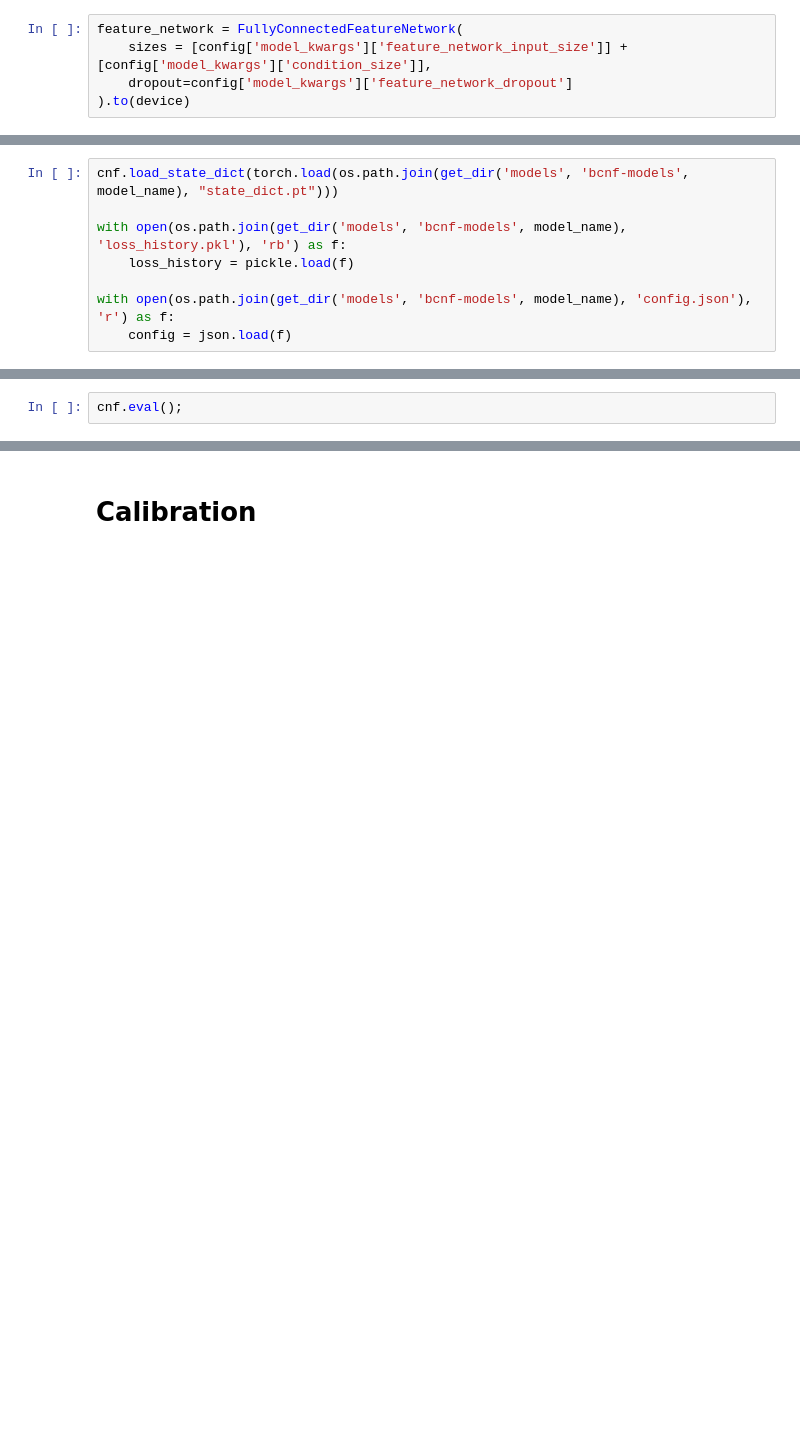
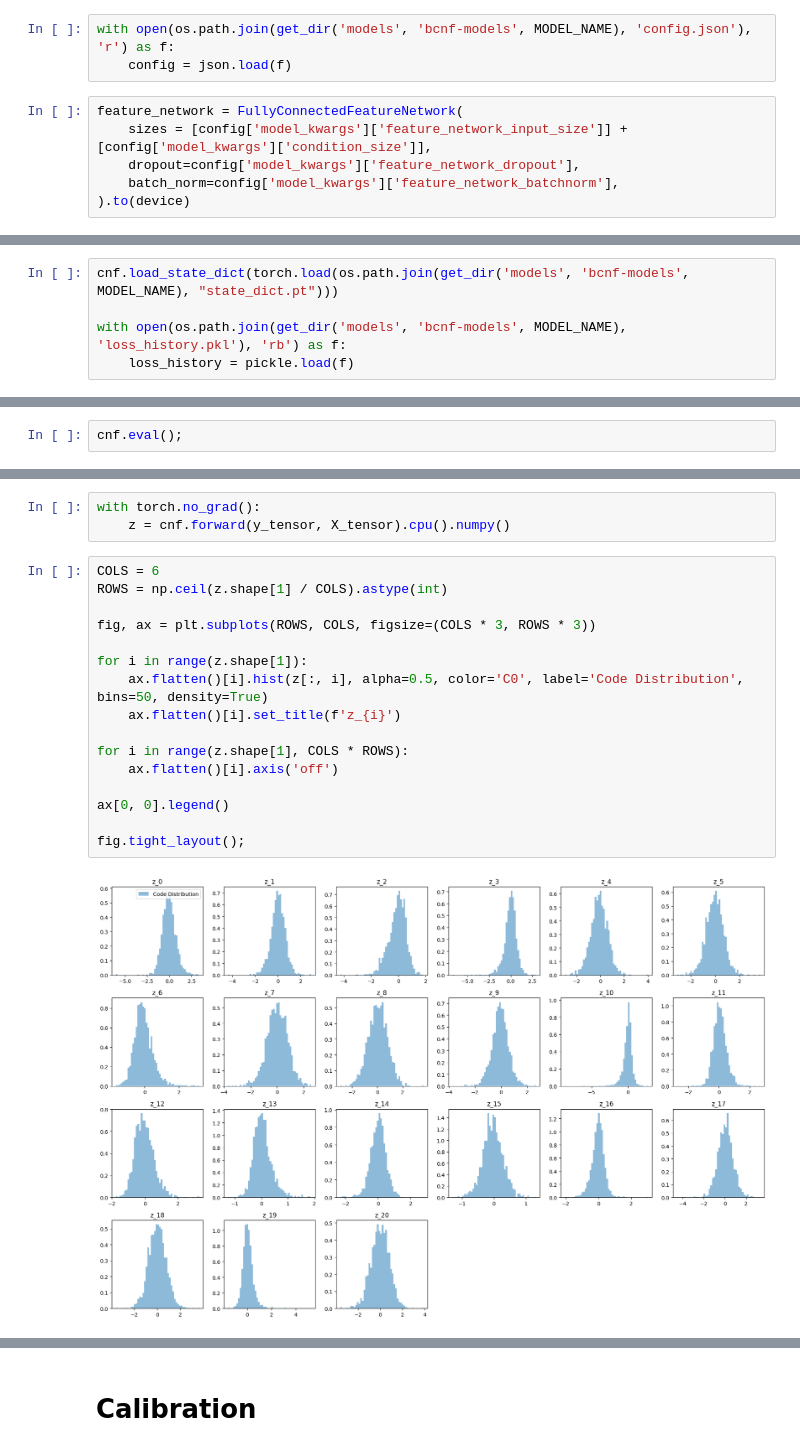
Before and after one commit to psaegert/bcnf, a Jupyter notebook: notebooks/calibration.ipynb, the cells around one changed output, grey strips where cells are left out. Saved outputs shown, nothing was run; the diff lists cells and outputs as text; blank space fills up the shorter version.

```diff
--- a/notebooks/calibration.ipynb
+++ b/notebooks/calibration.ipynb
@@ -132,7 +89,11 @@ config = {
+# %%
+with open(os.path.join(get_dir('models', 'bcnf-models', MODEL_NAME), 'config.json'), 'r') as f:
+    config = json.load(f)
 # %%
 feature_network = FullyConnectedFeatureNetwork(
     sizes = [config['model_kwargs']['feature_network_input_size']] + [config['model_kwargs']['condition_size']],
-    dropout=config['model_kwargs']['feature_network_dropout']
+    dropout=config['model_kwargs']['feature_network_dropout'],
+    batch_norm=config['model_kwargs']['feature_network_batchnorm'],
 ).to(device)
 # %%
 cnf = CondRealNVP(
@@ -166,10 +114,7 @@ model_name = 'bcnf_traj'
 # %%
 loss_history = {}
 # %%
-cnf.load_state_dict(torch.load(os.path.join(get_dir('models', 'bcnf-models', model_name), "state_dict.pt")))
+cnf.load_state_dict(torch.load(os.path.join(get_dir('models', 'bcnf-models', MODEL_NAME), "state_dict.pt")))
 
-with open(os.path.join(get_dir('models', 'bcnf-models', model_name), 'loss_history.pkl'), 'rb') as f:
+with open(os.path.join(get_dir('models', 'bcnf-models', MODEL_NAME), 'loss_history.pkl'), 'rb') as f:
     loss_history = pickle.load(f)
-
-with open(os.path.join(get_dir('models', 'bcnf-models', model_name), 'config.json'), 'r') as f:
-    config = json.load(f)
@@ -204 +125,22 @@ cnf.eval();
+# %%
+with torch.no_grad():
+    z = cnf.forward(y_tensor, X_tensor).cpu().numpy()
+# %%
+COLS = 6
+ROWS = np.ceil(z.shape[1] / COLS).astype(int)
+
+fig, ax = plt.subplots(ROWS, COLS, figsize=(COLS * 3, ROWS * 3))
+
+for i in range(z.shape[1]):
+    ax.flatten()[i].hist(z[:, i], alpha=0.5, color='C0', label='Code Distribution', bins=50, density=True)
+    ax.flatten()[i].set_title(f'z_{i}')
+
+for i in range(z.shape[1], COLS * ROWS):
+    ax.flatten()[i].axis('off')
+
+ax[0, 0].legend()
+
+fig.tight_layout();
+# %% [output]
+[figure, added]
 # %% [markdown]
```
Also changed, not shown: parts of 24 cells of this notebook, 2 other files.
